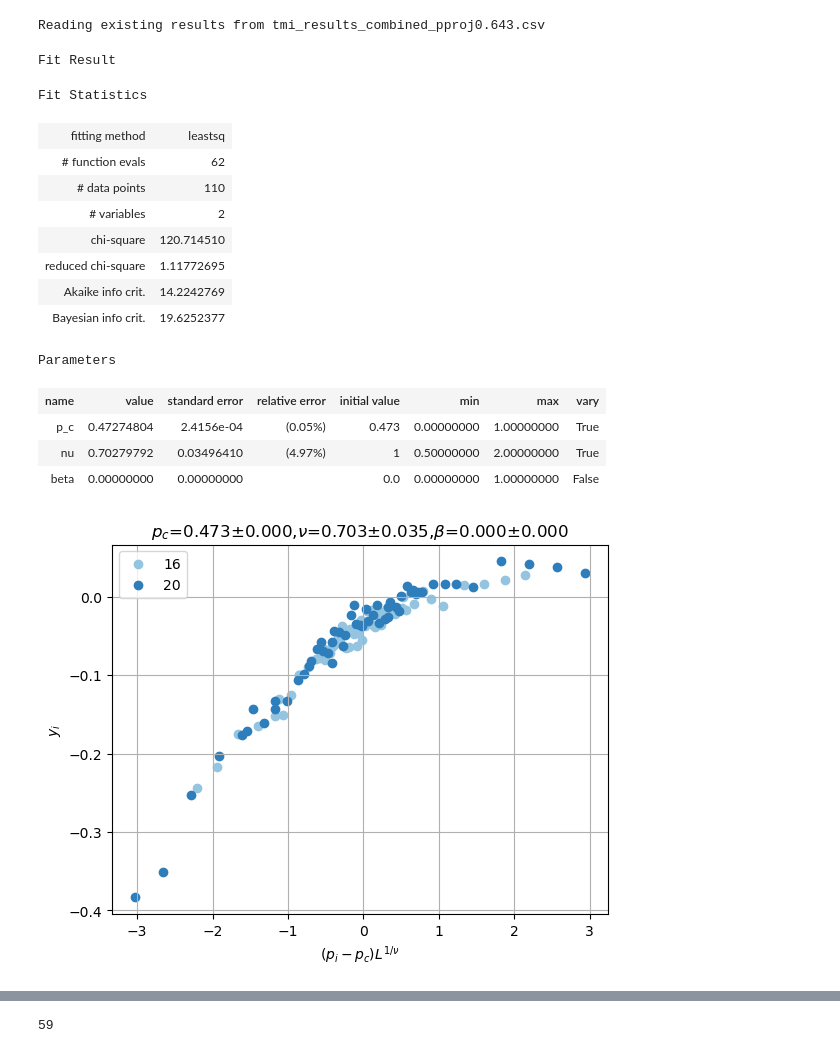
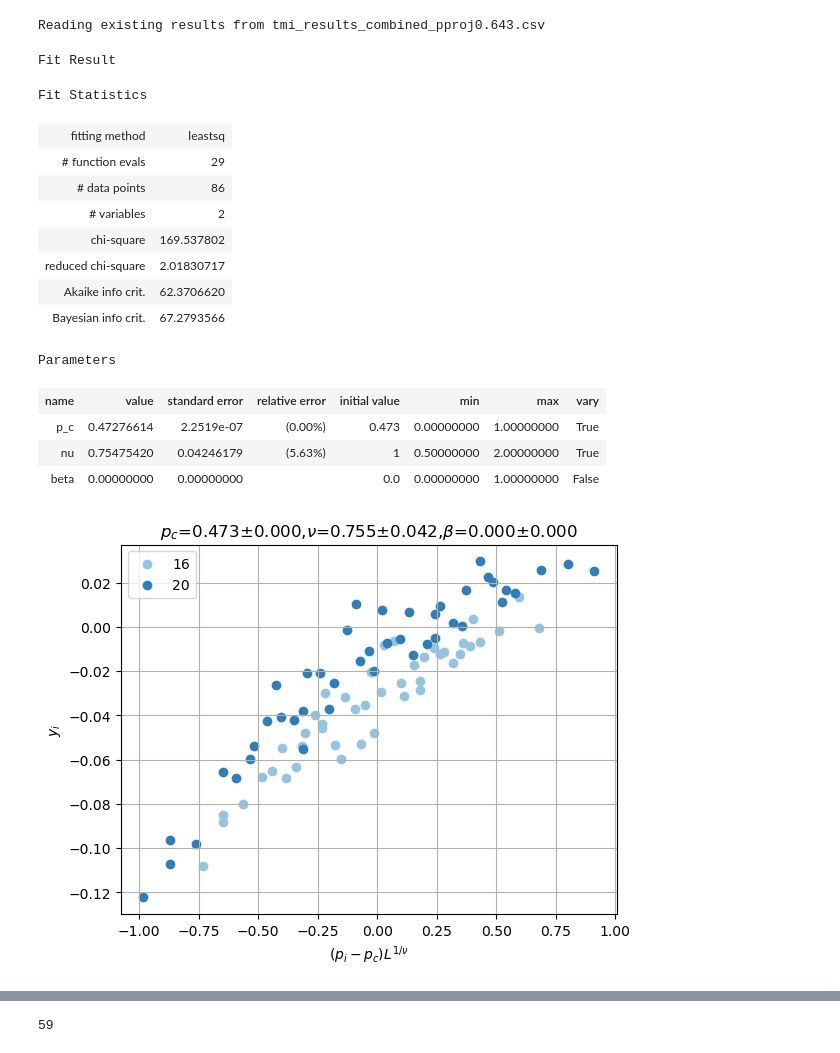
Before and after one commit to youtao1999/CT_toy, a Jupyter notebook: sandbox.ipynb, the cells around one changed output, grey strips where cells are left out. Drawn from its saved outputs; the diff is of its cells as text; code cells hidden in the pictures.

```diff
--- a/sandbox.ipynb
+++ b/sandbox.ipynb
@@ -8,7 +8,7 @@ import h5py
 import csv
 from FSS.DataCollapse import *
 # %%
-def read_tmi_results_to_df(p_fixed, p_fixed_name, L_values=None, n=0, threshold=1e-10):
+def read_tmi_results_to_df(p_fixed, p_fixed_name, L_values=None, n=0, threshold=1e-15):
     """
     Read singular values from HDF5 files, compute TMI statistics, and return results as a DataFrame.
     Scans for all available data files with different p_c values and combines them into one CSV.
@@ -111,32 +111,32 @@ def read_tmi_results_to_df(p_fixed, p_fixed_name, L_values=None, n=0, threshold=
 # %%
 p_fixed = 0.643
 p_c = 0.473
-delta_p = 0.045
+delta_p = 0.02
 L_min = 16
-df = read_tmi_results_to_df(p_fixed, p_fixed_name = 'pproj', L_values = [8, 12, 16, 20], threshold=1e-10)
+df = read_tmi_results_to_df(p_fixed, p_fixed_name = 'pproj', L_values = [8, 12, 16, 20], threshold=np.finfo(float).eps)
 dc=DataCollapse(df, p_='p',L_='L',params={},p_range=[p_c - delta_p, p_c + delta_p],Lmin=L_min)
 dc.datacollapse(p_c=p_c,nu=1,beta=0.,p_c_vary=True,beta_vary=False,nu_vary=True, max_nfev=1000)
 # %% [output]
 Reading existing results from tmi_results_combined_pproj0.643.csv
 Fit Result
 Fit Statistics
 | fitting method | leastsq |
-| # function evals | 62 |
-| # data points | 110 |
+| # function evals | 29 |
+| # data points | 86 |
 | # variables | 2 |
-| chi-square | 120.714510 |
-| reduced chi-square | 1.11772695 |
-| Akaike info crit. | 14.2242769 |
-| Bayesian info crit. | 19.6252377 |
+| chi-square | 169.537802 |
+| reduced chi-square | 2.01830717 |
+| Akaike info crit. | 62.3706620 |
+| Bayesian info crit. | 67.2793566 |
 Parameters
 | name | value | standard error | relative error | initial value | min | max | vary |
-| p_c | 0.47274804 | 2.4156e-04 | (0.05%) | 0.473 | 0.00000000 | 1.00000000 | True |
-| nu | 0.70279792 | 0.03496410 | (4.97%) | 1 | 0.50000000 | 2.00000000 | True |
+| p_c | 0.47276614 | 2.2519e-07 | (0.00%) | 0.473 | 0.00000000 | 1.00000000 | True |
+| nu | 0.75475420 | 0.04246179 | (5.63%) | 1 | 0.50000000 | 2.00000000 | True |
 | beta | 0.00000000 | 0.00000000 |  | 0.0 | 0.00000000 | 1.00000000 | False |
 # %%
 dc.plot_data_collapse()
 # %% [output]
-[figure, old version]
+[figure, new version]
 # %%
 delta_p_values = np.linspace(0.01, 0.05, 100)
 redchi_values = []
```
Also changed, not shown: parts of 6 cells of this notebook, 1 other file.
